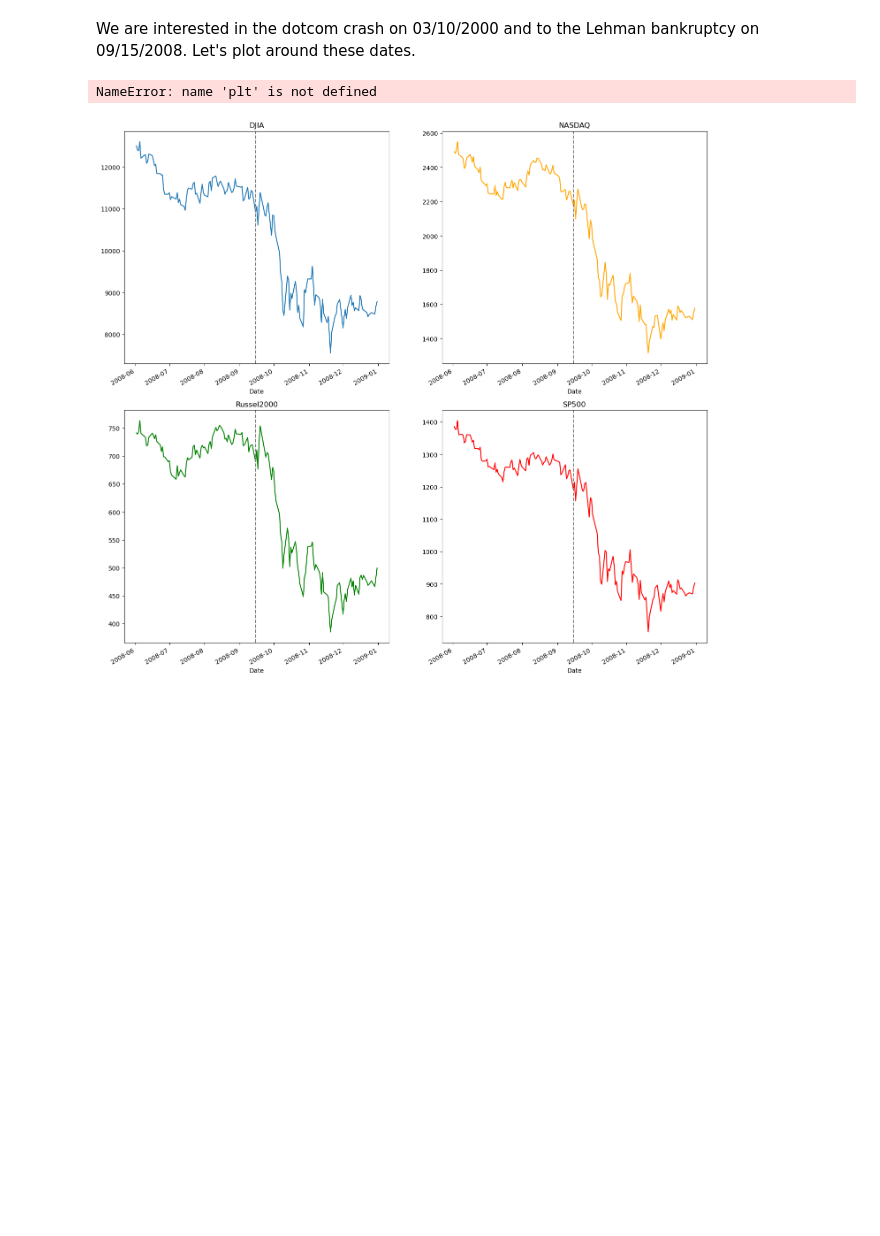
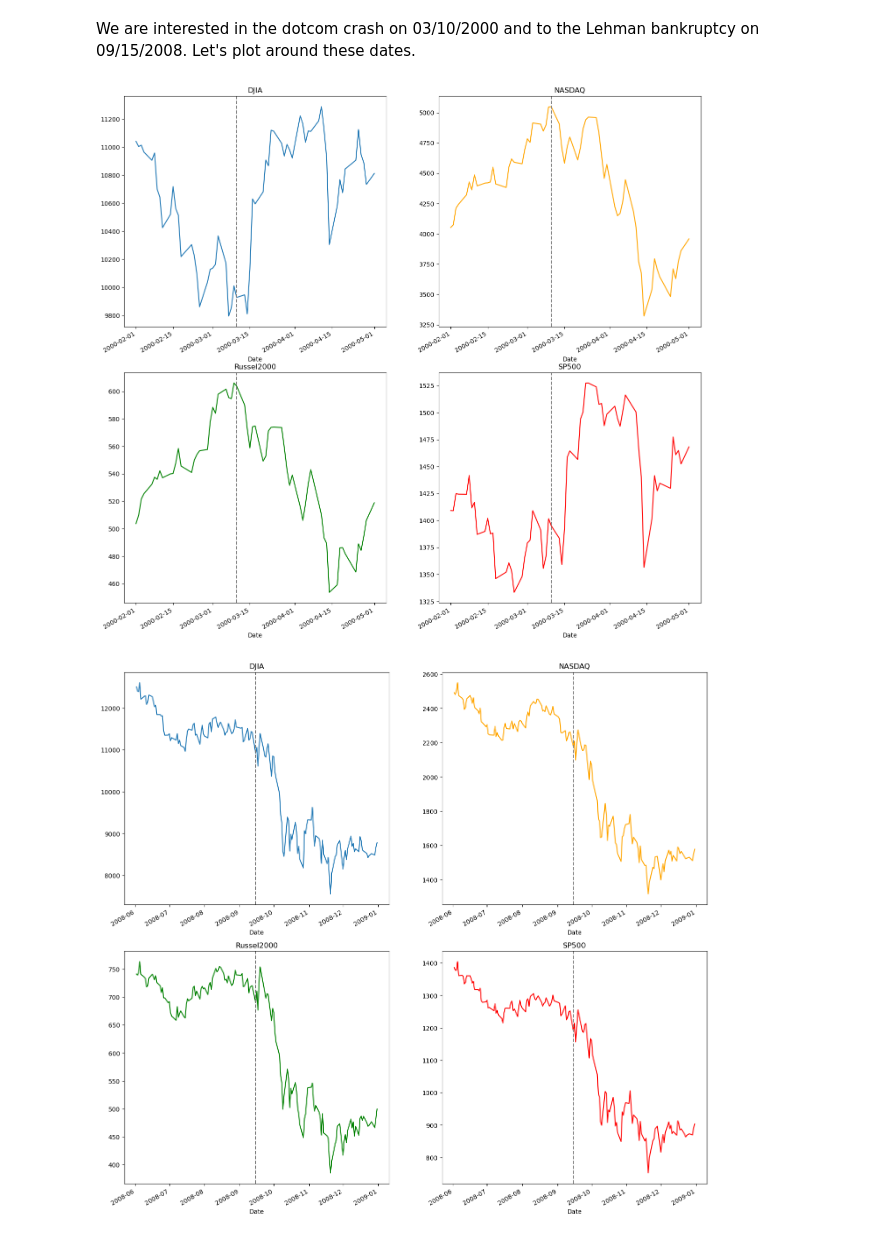
Before and after one commit to FloerHogy/FinancialTimeSeriesTDA, a Jupyter notebook: Project TDA/ProjectTDA.ipynb, the cells around one changed output. Cells and saved outputs as stored; diff of their text form; code cells hidden in the pictures; blank space fills up the shorter version.

```diff
--- a/Project TDA/ProjectTDA.ipynb
+++ b/Project TDA/ProjectTDA.ipynb
@@ -136,19 +136,19 @@ We are interested in the dotcom crash on 03/10/2000 and to the Lehman bankruptcy
 # %%
 fig, axs = plt.subplots(2,2, figsize = (17,17))
 
-close['2000-02-01':'2000-06-01']['DJIA'].plot(ax = axs[0,0])
-close['2000-02-01':'2000-06-01']['NASDAQ'].plot(ax = axs[0,1], c = 'orange')
-close['2000-02-01':'2000-06-01']['Russel2000'].plot(ax = axs[1,0], c = 'g')
-close['2000-02-01':'2000-06-01']['SP500'].plot(ax = axs[1,1], c = 'r')
+close['2000-02-01':'2000-05-01']['DJIA'].plot(ax = axs[0,0])
+close['2000-02-01':'2000-05-01']['NASDAQ'].plot(ax = axs[0,1], c = 'orange')
+close['2000-02-01':'2000-05-01']['Russel2000'].plot(ax = axs[1,0], c = 'g')
+close['2000-02-01':'2000-05-01']['SP500'].plot(ax = axs[1,1], c = 'r')
 
 
 for i in [0,1]:
     for j in [0,1]:
         axs[i,j].axvline(x = '2000-03-10', color = 'grey', linestyle = '--')
         axs[i,j].set_title(close.columns[j+2*i])
 plt.show()
 # %% [output]
-NameError: name 'plt' is not defined
+[figure, added]
 # %%
 fig, axs = plt.subplots(2,2, figsize = (17,17))
 
```
Also changed, not shown: parts of 1 cell of this notebook.
